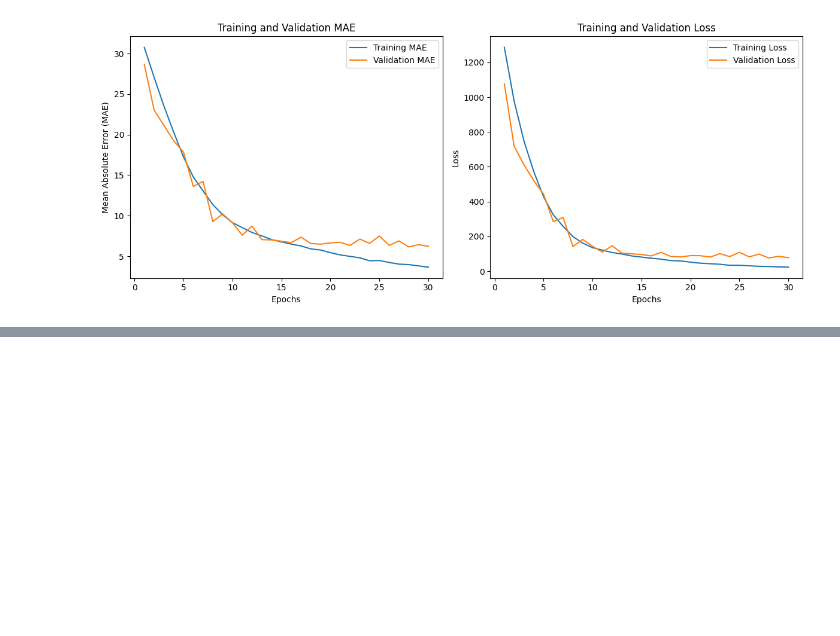
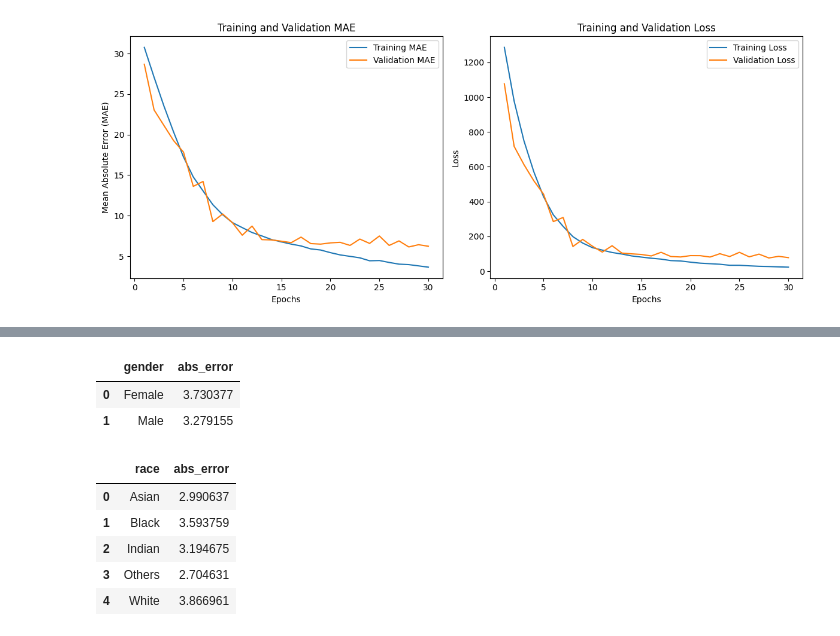
Before and after one commit to mortgad/DLVR, a Jupyter notebook: Regression_approach.ipynb, the cells around one changed output, grey strips where cells are left out. Saved outputs shown, nothing was run; the diff lists cells and outputs as text; code cells hidden in the pictures; blank space fills up the shorter version.

Commit message:
Testing the model

```diff
--- a/Regression_approach.ipynb
+++ b/Regression_approach.ipynb
@@ -1556,0 +1575,3 @@ Best Validation Loss: 75.9471
+# %%
+# Predict ages on validation data
+y_pred_age = model.predict(X_val).flatten()
@@ -1556,0 +1580,8 @@ Best Validation Loss: 75.9471
+# %%
+import pandas as pd
+df_val = pd.DataFrame({
+    'y_true_age': y_val_age,
+    'y_pred_age': y_pred_age,
+    'gender_code': y_val_gender,
+    'race_code': y_val_races
+})
@@ -1556,0 +1609,15 @@ Best Validation Loss: 75.9471
+# %%
+gender_mae
+# %% [output]
+|  | gender | abs_error |
+| 0 | Female | 3.730377 |
+| 1 | Male | 3.279155 |
+# %%
+race_mae
+# %% [output]
+|  | race | abs_error |
+| 0 | Asian | 2.990637 |
+| 1 | Black | 3.593759 |
+| 2 | Indian | 3.194675 |
+| 3 | Others | 2.704631 |
+| 4 | White | 3.866961 |
```
Also changed, not shown: parts of 9 cells of this notebook.
